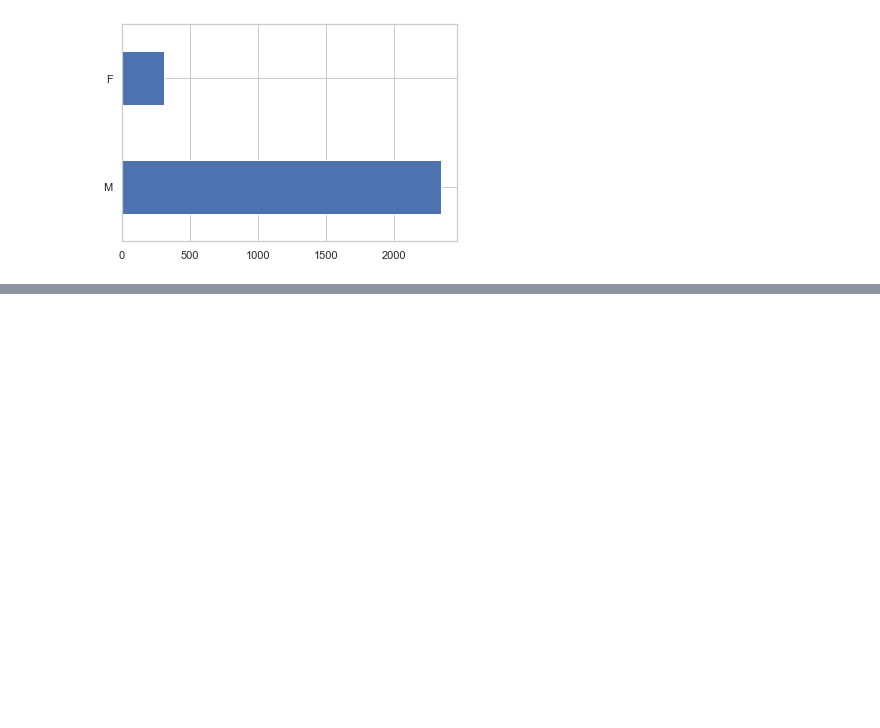
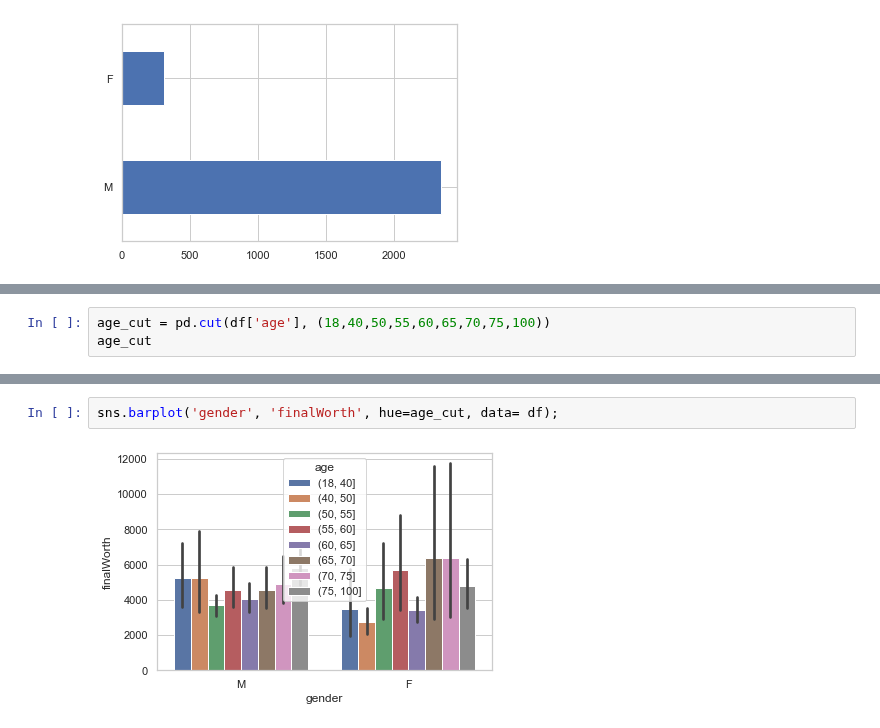
Before and after one commit to abdullahcayde/Trainings, a Jupyter notebook: Data_Preprocessing/forbes_2022.ipynb, the cells around one changed output, grey strips where cells are left out. Cells and saved outputs as stored; diff of their text form; blank space fills up the shorter version.

```diff
--- a/Data_Preprocessing/forbes_2022.ipynb
+++ b/Data_Preprocessing/forbes_2022.ipynb
@@ -243,0 +355,3 @@ sns.barplot(x= 'gender',y= 'age', data= df);
+# %%
+age_cut = pd.cut(df['age'], (18,40,50,55,60,65,70,75,100))
+age_cut
@@ -243,0 +389,4 @@ sns.barplot(x= 'gender',y= 'age', data= df);
+# %%
+sns.barplot('gender', 'finalWorth', hue=age_cut, data= df);
+# %% [output]
+[figure, added]
```
Also changed, not shown: parts of 24 cells of this notebook.
